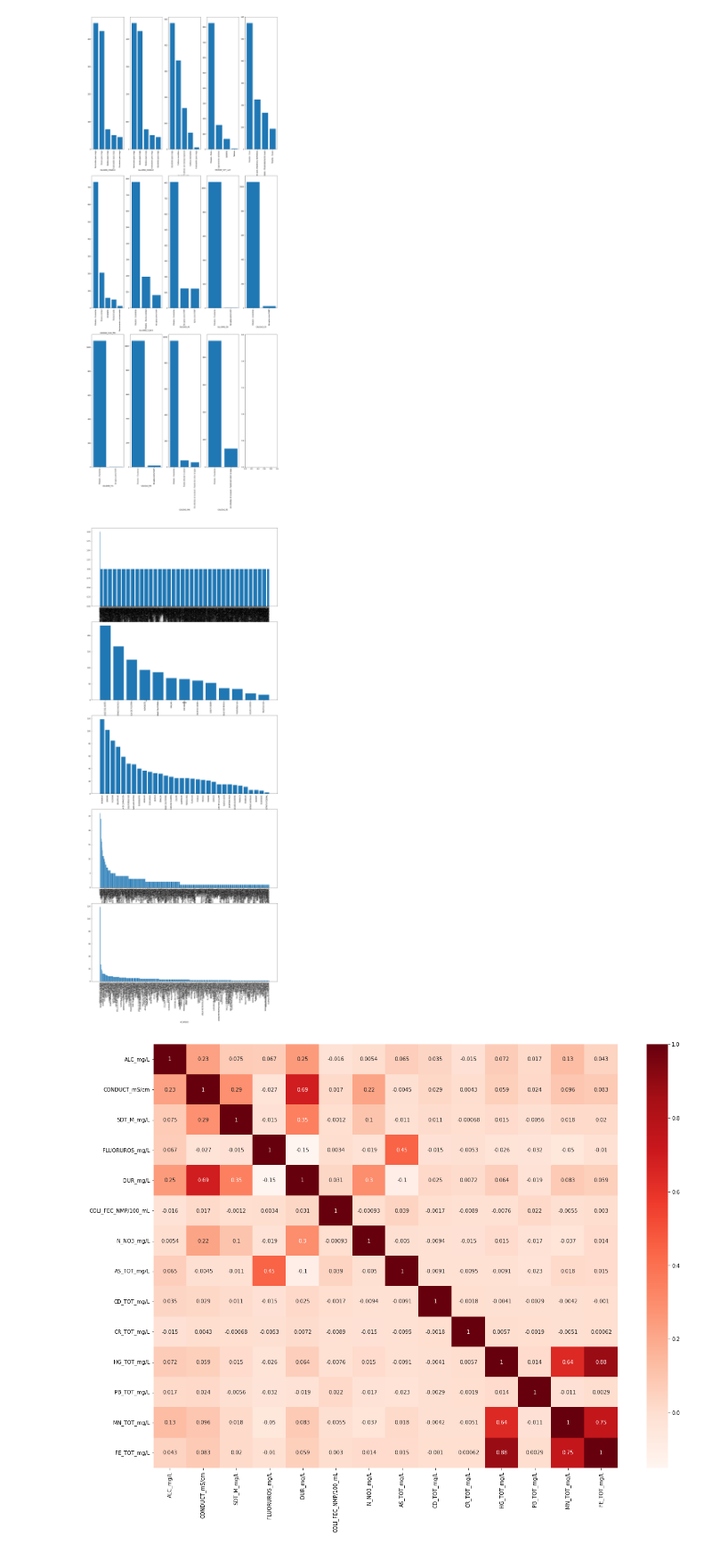
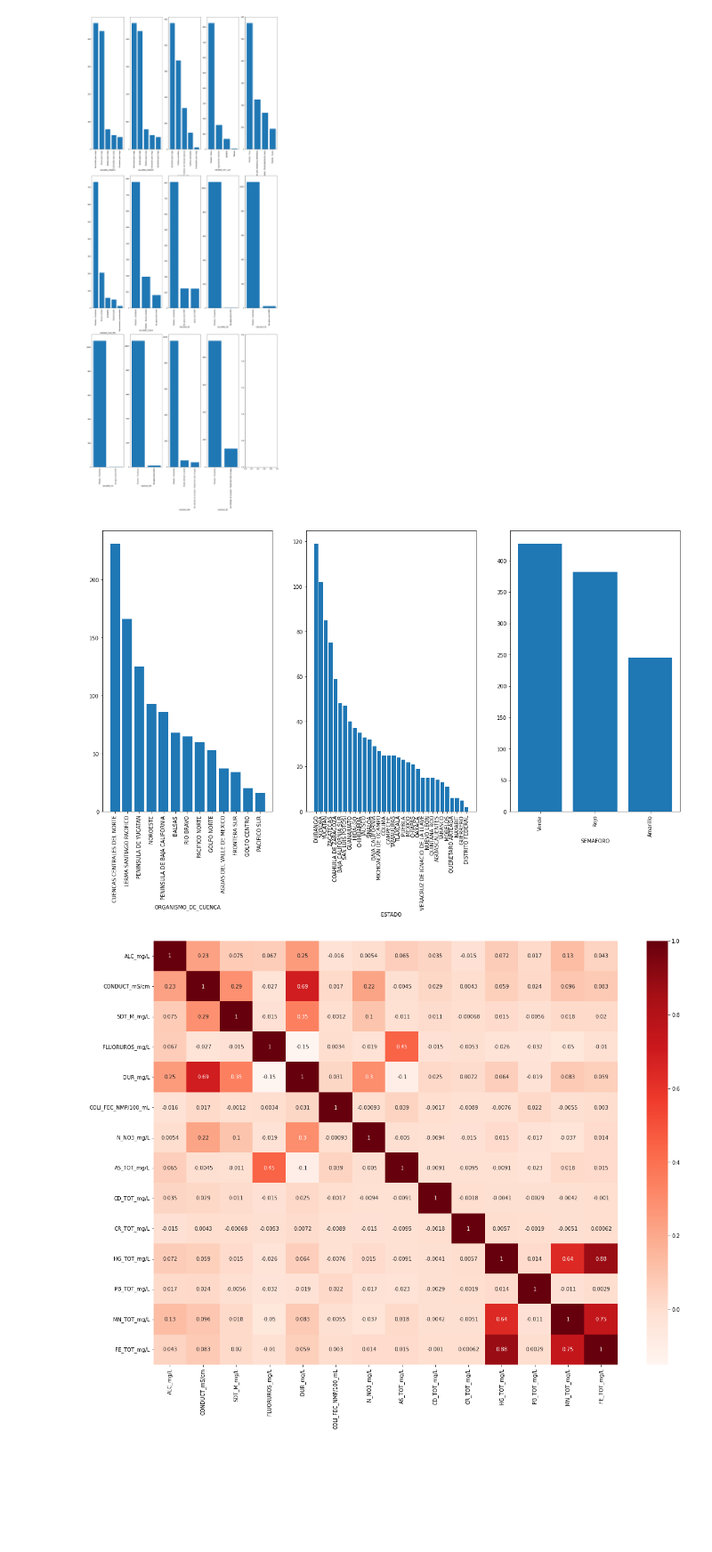
Before and after one commit to PosgradoMNA/actividades-del-projecto-team-1, a Jupyter notebook: Reto/Reto_Equipo1.ipynb, the cells around one changed output. Shown at 89% size. Cells and saved outputs as stored; diff of their text form; code cells hidden in the pictures; blank space fills up the shorter version.

```diff
--- a/Reto/Reto_Equipo1.ipynb
+++ b/Reto/Reto_Equipo1.ipynb
@@ -549,5 +521,5 @@ transformed_num_data.boxplot(figsize=(20,40),showmeans=True)
 # %%
-categoricas2=['SITIO'	,'ORGANISMO_DE_CUENCA',	'ESTADO',	'MUNICIPIO'	,'ACUIFERO']
+categoricas2=['ORGANISMO_DE_CUENCA',	'ESTADO', 'SEMAFORO']
 # %%
 fig, axes = plt.subplots(3, 5, figsize=(20,50))
 k=0
@@ -562,18 +534,18 @@ for category in categoricas:
 # %% [output]
 [figure]
 # %%
-fig, axes = plt.subplots(5, 1, figsize=(20,50))
+fig, axes = plt.subplots(1, 3, figsize=(20,10))
 k=0
 for category in categoricas2:
   k=k+1
-  plt.subplot(5,1,k)
+  plt.subplot(1,3,k)
   x=df_AguaSubterraneaCleaned[category].unique()
   y=pd.value_counts(df_AguaSubterraneaCleaned[category])
   plt.bar(y.index,y.values)
   plt.xticks(rotation=90)
   plt.xlabel(category)
 # %% [output]
-[figure, old version]
+[figure, new version]
 # %%
 plt.figure(figsize=(20,15))
 sns.heatmap(df_AguaSubterraneaCleaned[numericas].corr(), annot=True, cmap='Reds')
```
Also changed, not shown: parts of 8 cells of this notebook.
